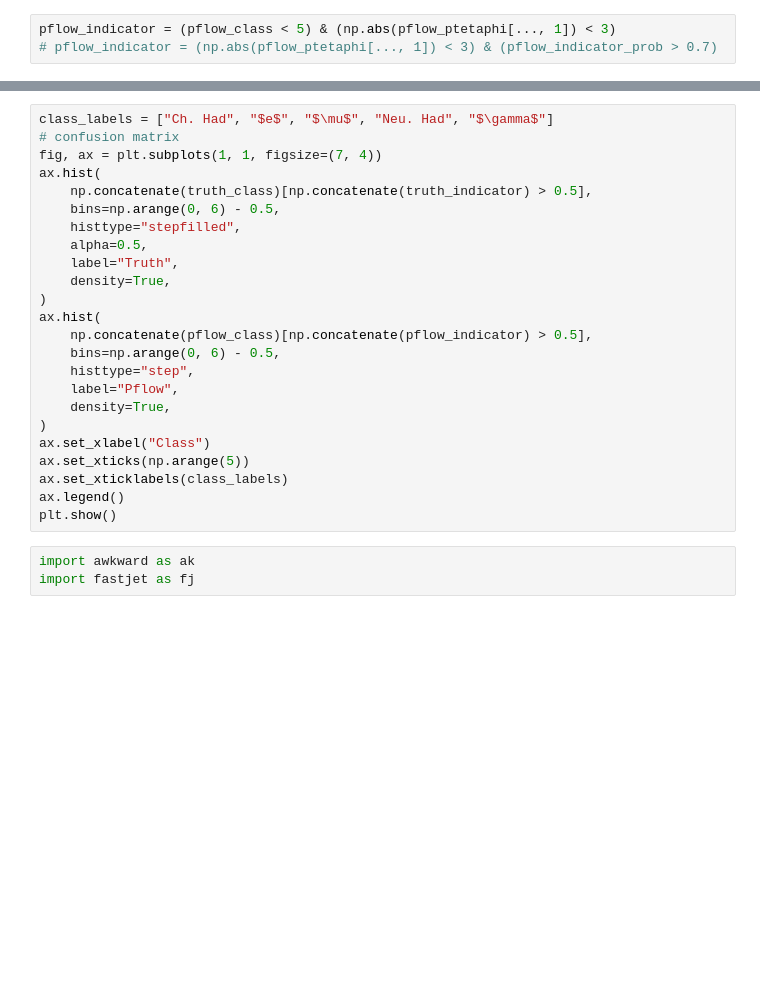
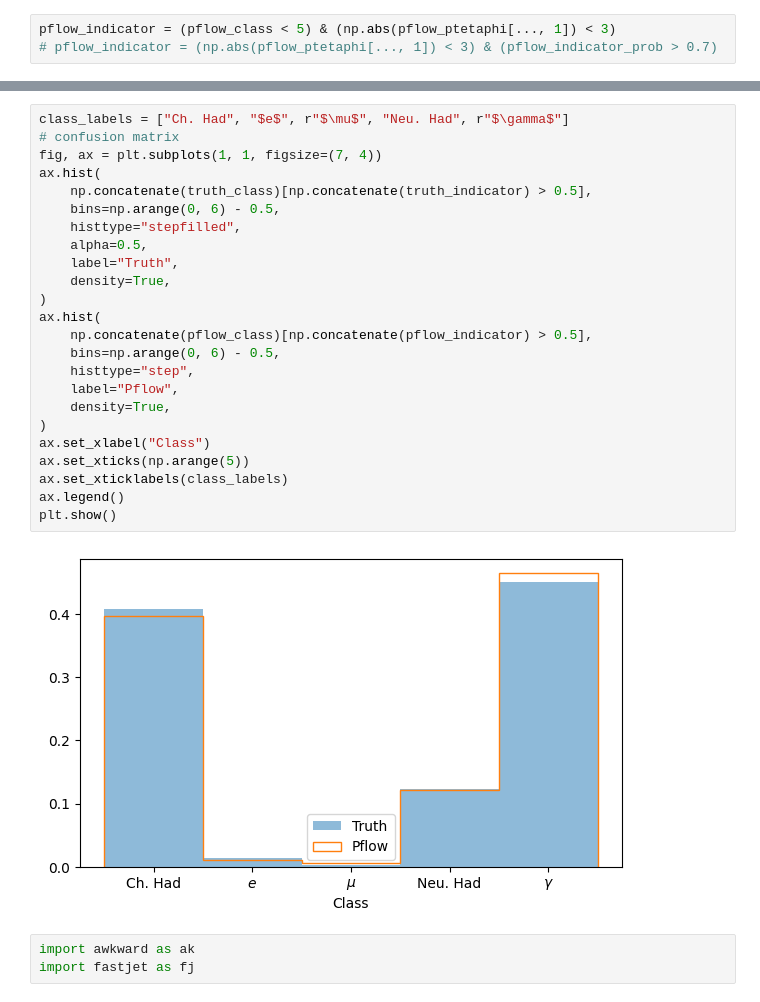
Before and after one commit to sunnyw22/hepattn, a Jupyter notebook: src/hepattn/experiments/clic/notebooks/clic_eval_test.ipynb, the cells around one changed output, grey strips where cells are left out. Saved outputs shown, nothing was run; the diff lists cells and outputs as text; blank space fills up the shorter version.

```diff
--- a/src/hepattn/experiments/clic/notebooks/clic_eval_test.ipynb
+++ b/src/hepattn/experiments/clic/notebooks/clic_eval_test.ipynb
@@ -636,27 +776,29 @@ plt.show()
 # %%
-class_labels = ["Ch. Had", "$e$", "$\mu$", "Neu. Had", "$\gamma$"]
+class_labels = ["Ch. Had", "$e$", r"$\mu$", "Neu. Had", r"$\gamma$"]
 # confusion matrix
 fig, ax = plt.subplots(1, 1, figsize=(7, 4))
 ax.hist(
     np.concatenate(truth_class)[np.concatenate(truth_indicator) > 0.5],
     bins=np.arange(0, 6) - 0.5,
     histtype="stepfilled",
     alpha=0.5,
     label="Truth",
     density=True,
 )
 ax.hist(
     np.concatenate(pflow_class)[np.concatenate(pflow_indicator) > 0.5],
     bins=np.arange(0, 6) - 0.5,
     histtype="step",
     label="Pflow",
     density=True,
 )
 ax.set_xlabel("Class")
 ax.set_xticks(np.arange(5))
 ax.set_xticklabels(class_labels)
 ax.legend()
 plt.show()
+# %% [output]
+[figure, added]
 # %%
 import awkward as ak
 import fastjet as fj
```
Also changed, not shown: parts of 49 cells of this notebook, 10 other files.
